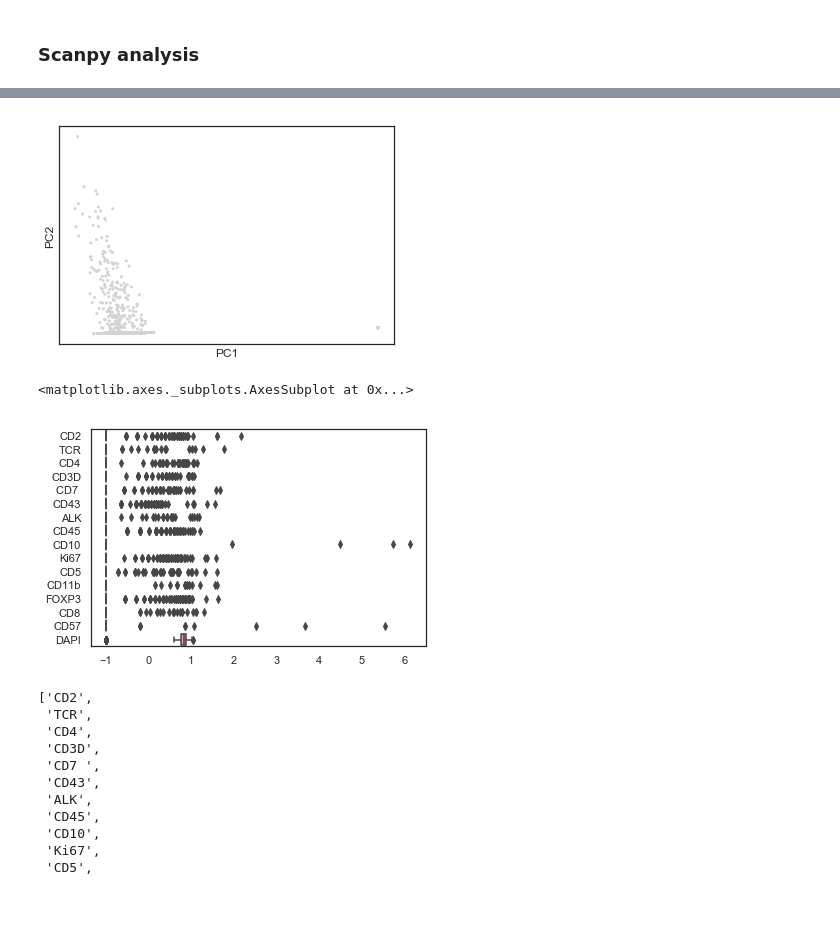
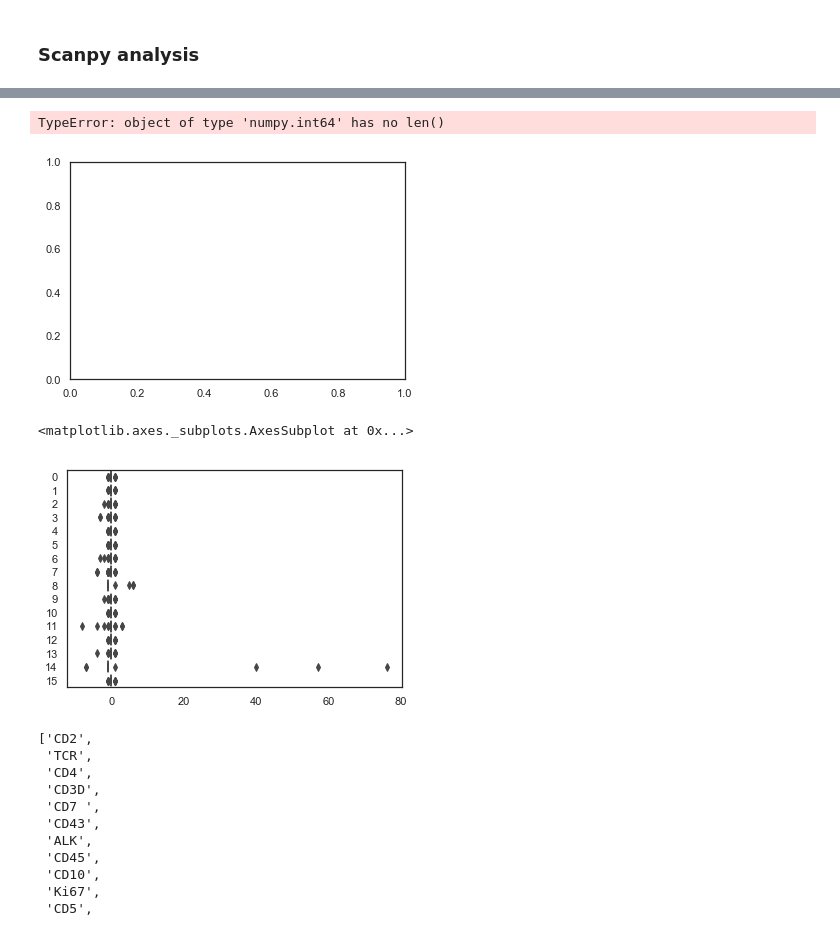
Before and after one commit to ajitjohnson/Jupyter-Notebooks, a Jupyter notebook: TMA_playbook.ipynb, the cells around one changed output, grey strips where cells are left out. Saved outputs shown, nothing was run; the diff lists cells and outputs as text; code cells hidden in the pictures; blank space fills up the shorter version.

```diff
--- a/TMA_playbook.ipynb
+++ b/TMA_playbook.ipynb
@@ -76,3 +78,5 @@ dtype('float32')
 # %%
-adata.obs['n_counts'] = adata.X.sum(axis=1).A1
+sc.pp.filter_cells(adata, min_genes=1)
+sc.pp.filter_genes(adata, min_cells=1)
+adata.obs['n_counts'] = adata.X.sum(axis=1)
 # %% [output]
@@ -80,14 +105,15 @@ AttributeError: 'numpy.ndarray' object has no attribute 'A1'
 # %%
 sc.tl.pca(adata, svd_solver='arpack')
 # %%
-sc.pl.pca(adata)
+sc.pl.pca(adata,color='DAPI')
 # %% [output]
+TypeError: object of type 'numpy.int64' has no len()
-[figure, old version]
+[figure, new version]
 # %%
-sns.boxplot(data= x1, orient="h")
+sns.boxplot(data= adata.X, orient="h")
 # %% [output]
 <matplotlib.axes._subplots.AxesSubplot at 0x...>
-[figure, old version]
+[figure, new version]
 # %%
 list(x1)
 # %% [output]
```
Also changed, not shown: parts of 6 cells of this notebook, 2 other files.
